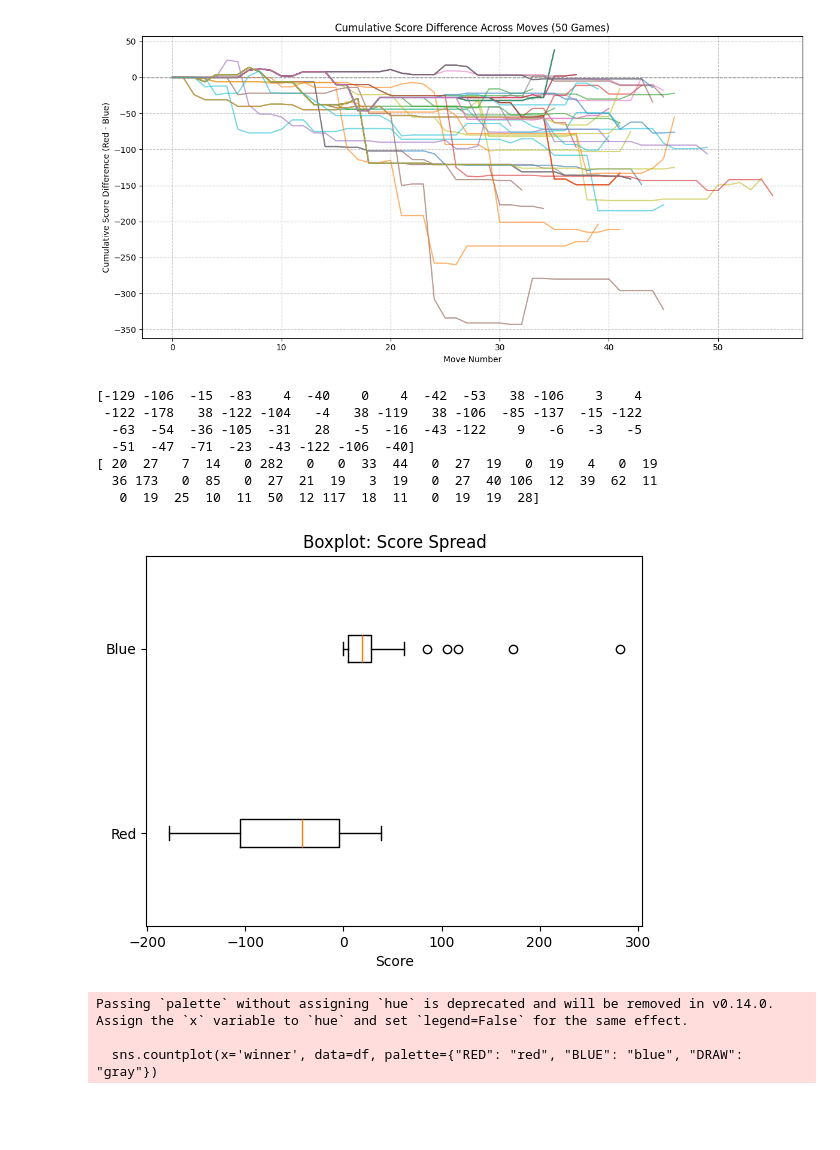
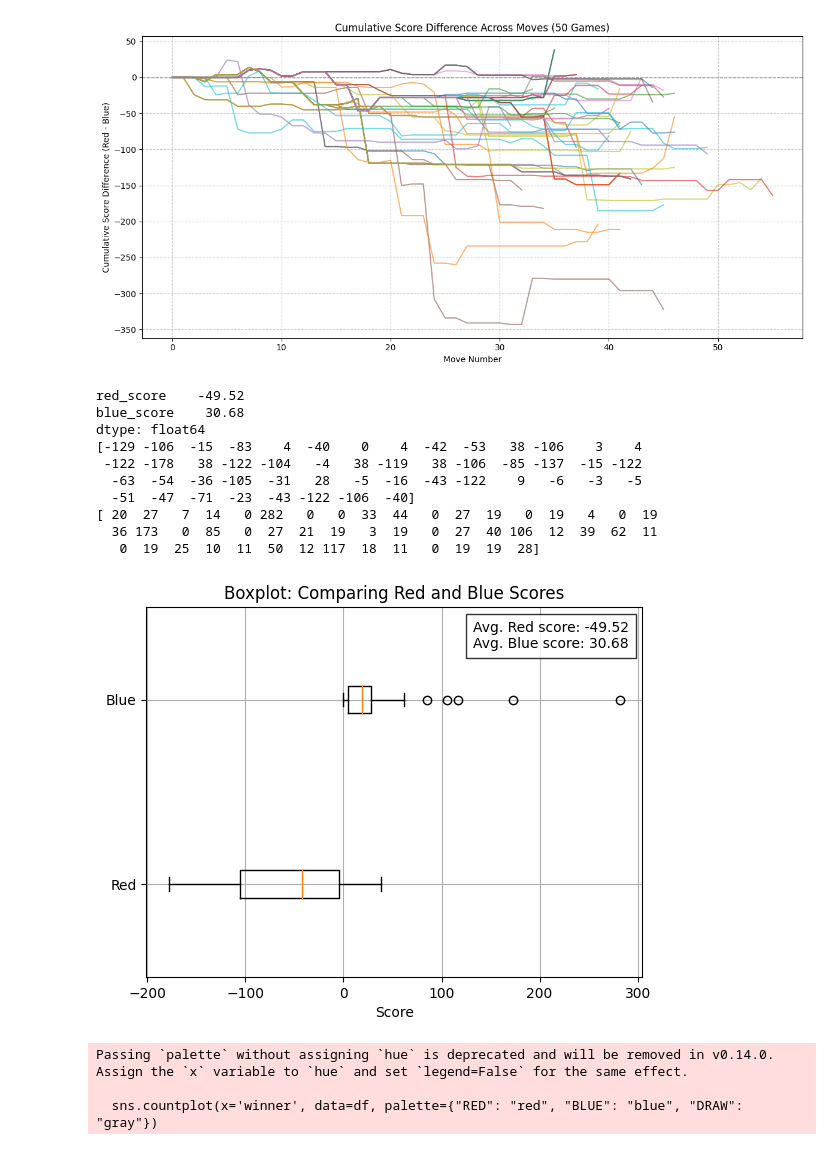
Before and after one commit to RCJamen/damathllm, a Jupyter notebook: results/minimax_statistics.ipynb, the cells around one changed output. Saved outputs shown, nothing was run; the diff lists cells and outputs as text; code cells hidden in the pictures; blank space fills up the shorter version.

```diff
--- a/results/minimax_statistics.ipynb
+++ b/results/minimax_statistics.ipynb
@@ -123,27 +133,65 @@ plt.show()
 # %% [output]
 [figure]
 # %%
+avg = df[['red_score', 'blue_score']].mean()
+print(avg)
+
 red_data = df['red_score'].values
 print(red_data)
 
 blue_data = df['blue_score'].values
 print(blue_data)
 
-plt.figure()
-plt.boxplot([red_data, blue_data], vert=False)
-plt.yticks([1, 2], ['Red', 'Blue'])
-plt.title('Boxplot: Score Spread')
-plt.xlabel('Score')
+# plt.figure()
+# plt.boxplot([red_data, blue_data], vert=False)
+# plt.yticks([1, 2], ['Red', 'Blue'])
+# plt.title('Boxplot: Score Spread')
+# plt.xlabel('Score')
+# plt.show()
+
+from matplotlib.offsetbox import AnchoredText
+
+# two datasets
+
+fig, ax = plt.subplots()
+
+# draw boxplots
+ax.boxplot([df['red_score'], df['blue_score']], vert=False, labels=['Red','Blue'])
+
+# compute means
+mean1 = avg[0]
+mean2 = avg[1]
+
+# create an AnchoredText box in upper‑right (loc=1)
+txt = AnchoredText(
+    f"Avg. Red score: {mean1:.2f}\nAvg. Blue score: {mean2:.2f}",
+    loc=1,                # 1=upper‑right
+    frameon=True,         # draw the box
+    pad=0.5,              # padding in font‑size units
+)
+# style the box (optional — you get same API as legend frame)
+txt.patch.set_facecolor('white')
+txt.patch.set_edgecolor('black')
+txt.patch.set_alpha(0.8)
+
+ax.add_artist(txt)
+ax.set_xlabel('Score')
+ax.set_title('Boxplot: Comparing Red and Blue Scores')
+plt.grid(True)
+plt.savefig('images/minimax_boxplot.png', dpi=100)
 plt.show()
 # %% [output]
+red_score    -49.52
+blue_score    30.68
+dtype: float64
 [-129 -106  -15  -83    4  -40    0    4  -42  -53   38 -106    3    4
  -122 -178   38 -122 -104   -4   38 -119   38 -106  -85 -137  -15 -122
   -63  -54  -36 -105  -31   28   -5  -16  -43 -122    9   -6   -3   -5
   -51  -47  -71  -23  -43 -122 -106  -40]
 [ 20  27   7  14   0 282   0   0  33  44   0  27  19   0  19   4   0  19
   36 173   0  85   0  27  21  19   3  19   0  27  40 106  12  39  62  11
    0  19  25  10  11  50  12 117  18  11   0  19  19  28]
-[figure, old version]
+[figure, new version]
 # %%
 plt.figure(figsize=(6, 5))
 sns.countplot(x='winner', data=df, palette={"RED": "red", "BLUE": "blue", "DRAW": "gray"})
```
Also changed, not shown: parts of 4 cells of this notebook, 9 other files.
